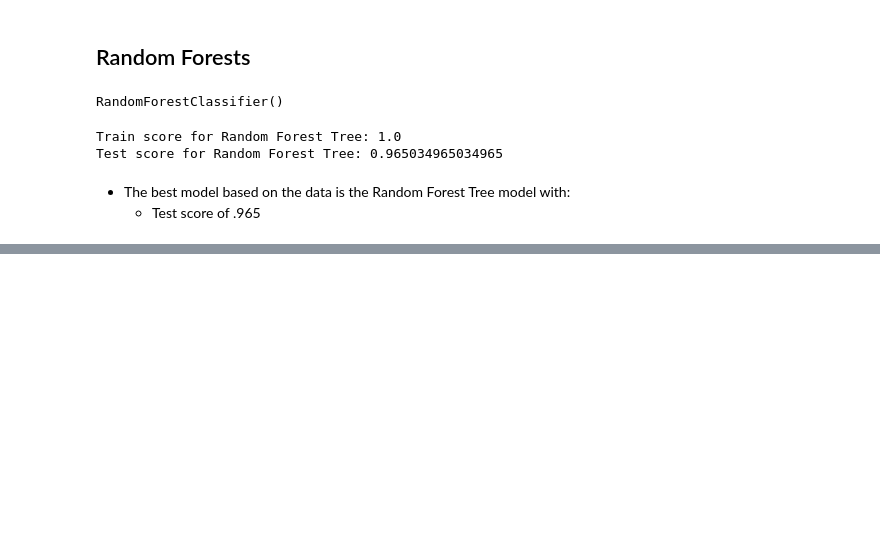
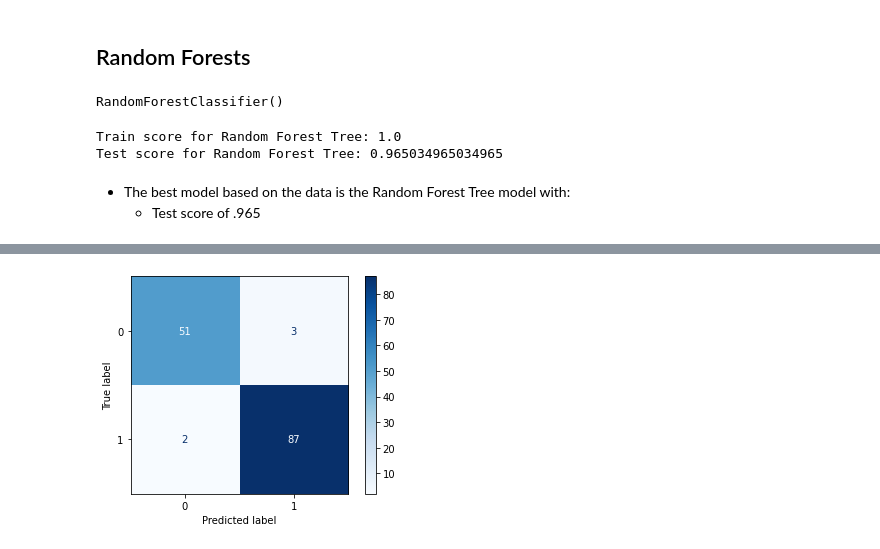
Before and after one commit to ryonce/Daily-Projects, a Jupyter notebook: Classification_Tree_Exercise.ipynb, the cells around one changed output, grey strips where cells are left out. Drawn from its saved outputs; the diff is of its cells as text; code cells hidden in the pictures; blank space fills up the shorter version.

```diff
--- a/Classification_Tree_Exercise.ipynb
+++ b/Classification_Tree_Exercise.ipynb
@@ -106,0 +129,4 @@ Test score for Random Forest Tree: 0.965034965034965
+# %%
+ConfusionMatrixDisplay.from_estimator(rf_tree, X_test, y_test, cmap = 'Blues');
+# %% [output]
+[figure, added]
```
Also changed, not shown: parts of 10 cells of this notebook.
